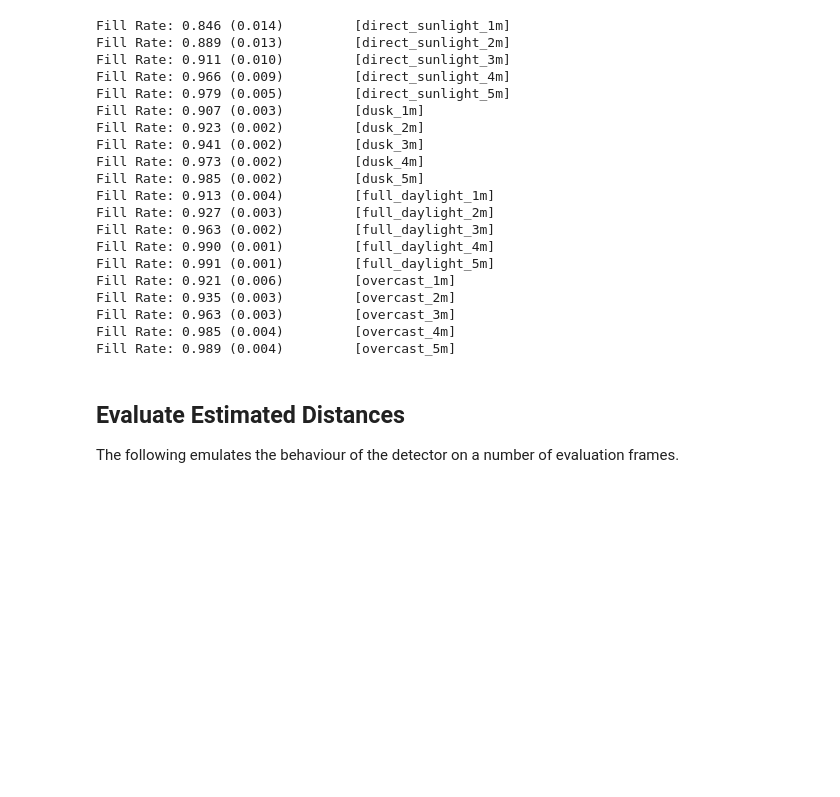
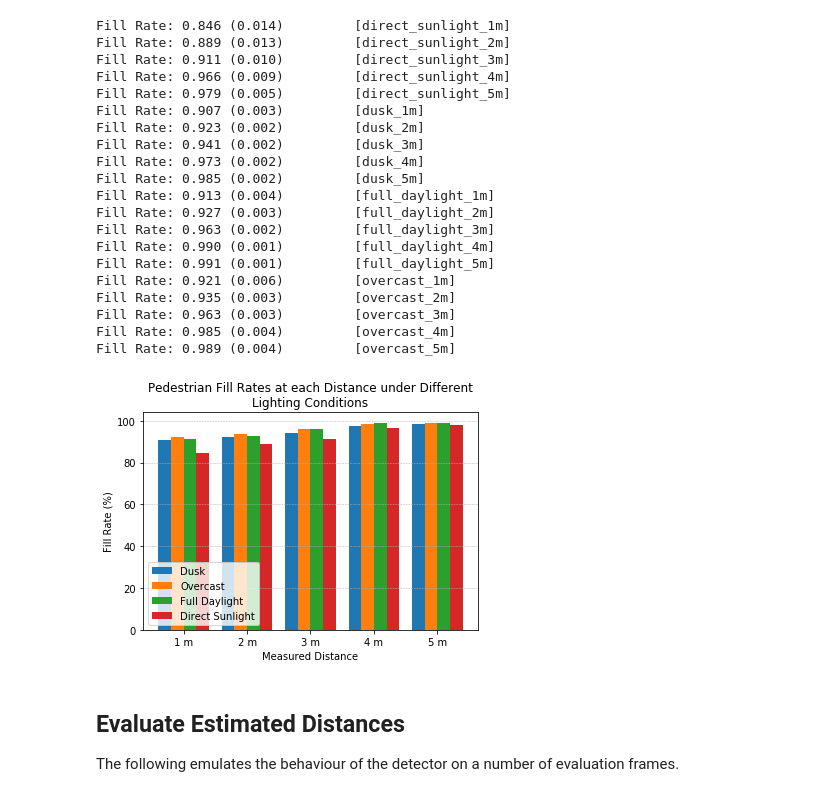
Before and after one commit to adamtupper/pedestrian-proximity-detector, a Jupyter notebook: model_evaluation.ipynb, the cells around one changed output. Cells and saved outputs as stored; diff of their text form; code cells hidden in the pictures; blank space fills up the shorter version.

```diff
--- a/model_evaluation.ipynb
+++ b/model_evaluation.ipynb
@@ -132,6 +132,38 @@ Fill Rate: 0.935 (0.003)         [overcast_2m]
 Fill Rate: 0.963 (0.003)         [overcast_3m]
 Fill Rate: 0.985 (0.004)         [overcast_4m]
 Fill Rate: 0.989 (0.004)         [overcast_5m]
+# %%
+dusk_means = (90.7, 92.3, 94.1, 97.3, 98.5)
+overcast_means = (92.1, 93.5, 96.3, 98.5, 98.9)
+full_daylight_means = (91.3, 92.7, 96.3, 99.0, 99.1)
+direct_sunlight_means = (84.6, 88.9, 91.1, 96.6, 97.9)
+
+ind = np.arange(len(dusk_means))  # the x locations for the groups
+width = 0.2  # the width of the bars
+
+fig, ax = plt.subplots()
+
+ax.grid(axis='y', linestyle='--', linewidth=0.5)
+
+rects1 = ax.bar(ind - width*1.5, dusk_means, width, label='Dusk')
+rects2 = ax.bar(ind - width/2, overcast_means, width, label='Overcast')
+rects3 = ax.bar(ind + width/2, full_daylight_means, width, label='Full Daylight')
+rects4 = ax.bar(ind + width*1.5, direct_sunlight_means, width, label='Direct Sunlight')
+
+# Add some text for labels, title and custom x-axis tick labels, etc.
+ax.set_ylabel('Fill Rate (%)')
+ax.set_title('Pedestrian Fill Rates at each Distance under Different\nLighting Conditions')
+ax.set_xlabel('Measured Distance')
+ax.set_xticks(ind)
+ax.set_xticklabels(('1 m', '2 m', '3 m', '4 m', '5 m'))
+ax.legend(loc='lower left')
+
+# fig.tight_layout()
+plt.savefig('results/fig_fill_rates_transparent.svg', transparent=True)
+
+plt.show()
+# %% [output]
+[figure, added]
 # %% [markdown]
 ## Evaluate Estimated Distances
 
```
Also changed, not shown: parts of 1 cell of this notebook, 6 other files.
